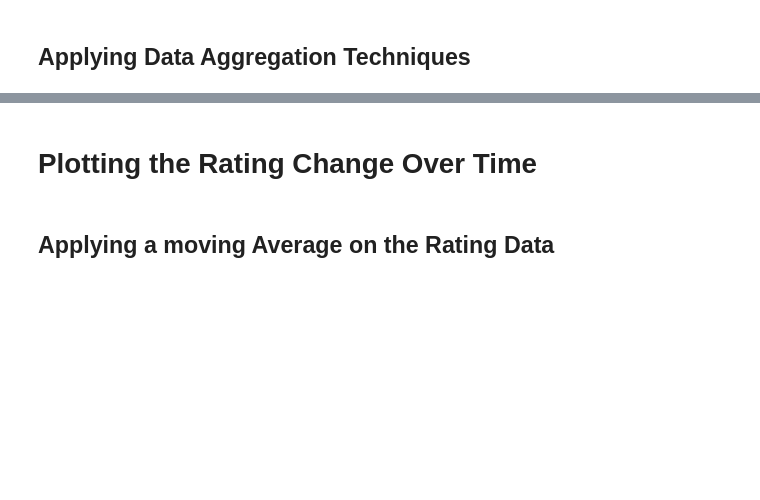
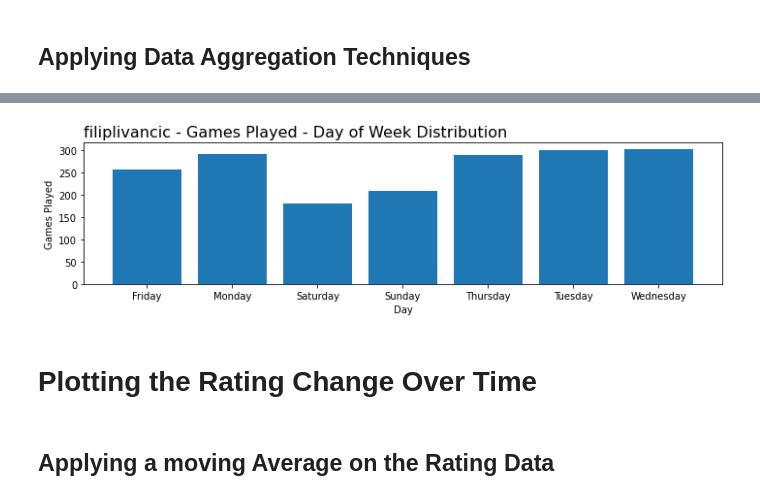
Before and after one commit to Filpill/chess_analysis, a Jupyter notebook: chess_analysis_v2.ipynb, the cells around one changed output, grey strips where cells are left out. Drawn from its saved outputs; the diff is of its cells as text; code cells hidden in the pictures; blank space fills up the shorter version.

```diff
--- a/chess_analysis_v2.ipynb
+++ b/chess_analysis_v2.ipynb
@@ -345,3 +359,14 @@ set([words for words in df_original['Termination'] if 'filiplivancic' in words])
+# %%
+df_day_name = df_blitz.groupby(['Day Name'])['rated'].count().reset_index(name='Games')
+
+fig, ax = plt.subplots(figsize=(10,3))
+ax.bar(df_day_name['Day Name'],df_day_name['Games'])
+ax.set_title(f'{player} - Games Played - Day of Week Distribution',loc='left',fontsize=16)
+ax.set_xlabel('Day', fontsize = 10)
+ax.set_ylabel('Games Played', fontsize=10)
+plt.tight_layout()
+# %% [output]
+[figure, added]
 # %% [markdown]
 # Plotting the Rating Change Over Time
 # %%
```
Also changed, not shown: parts of 20 cells of this notebook.
